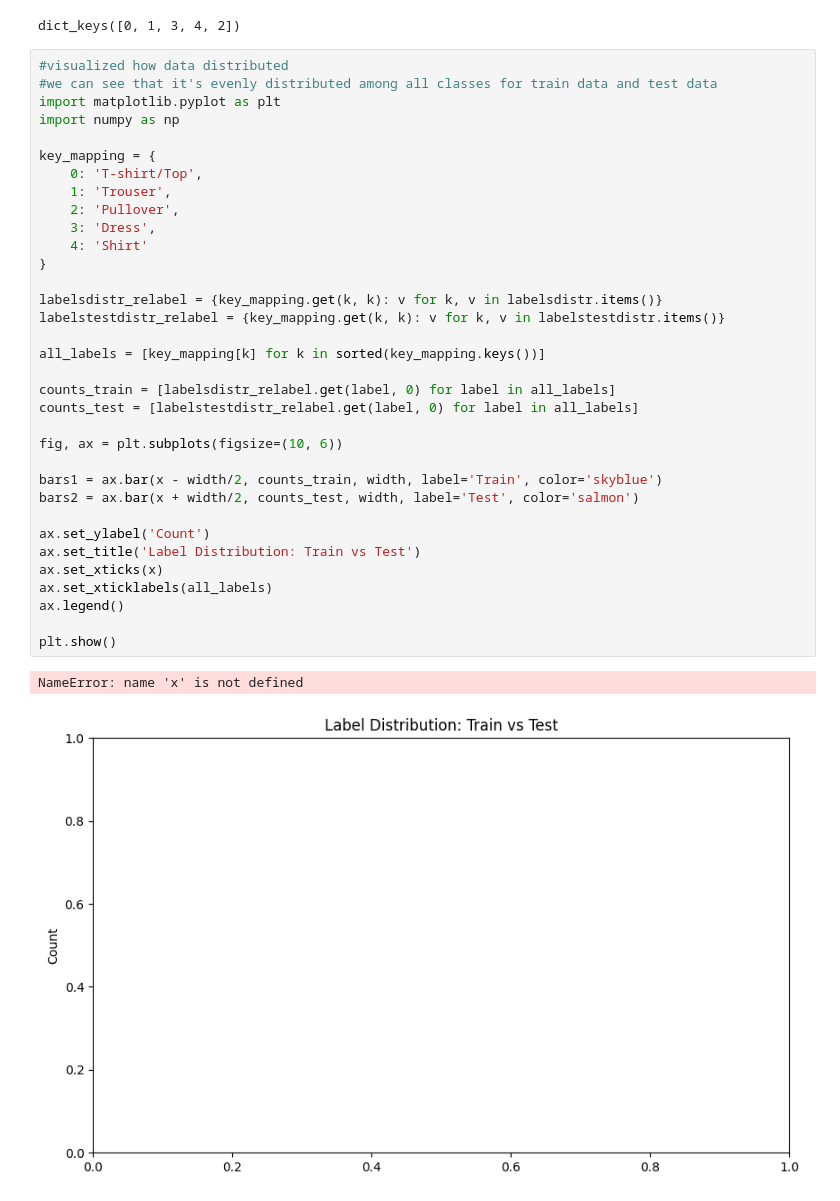
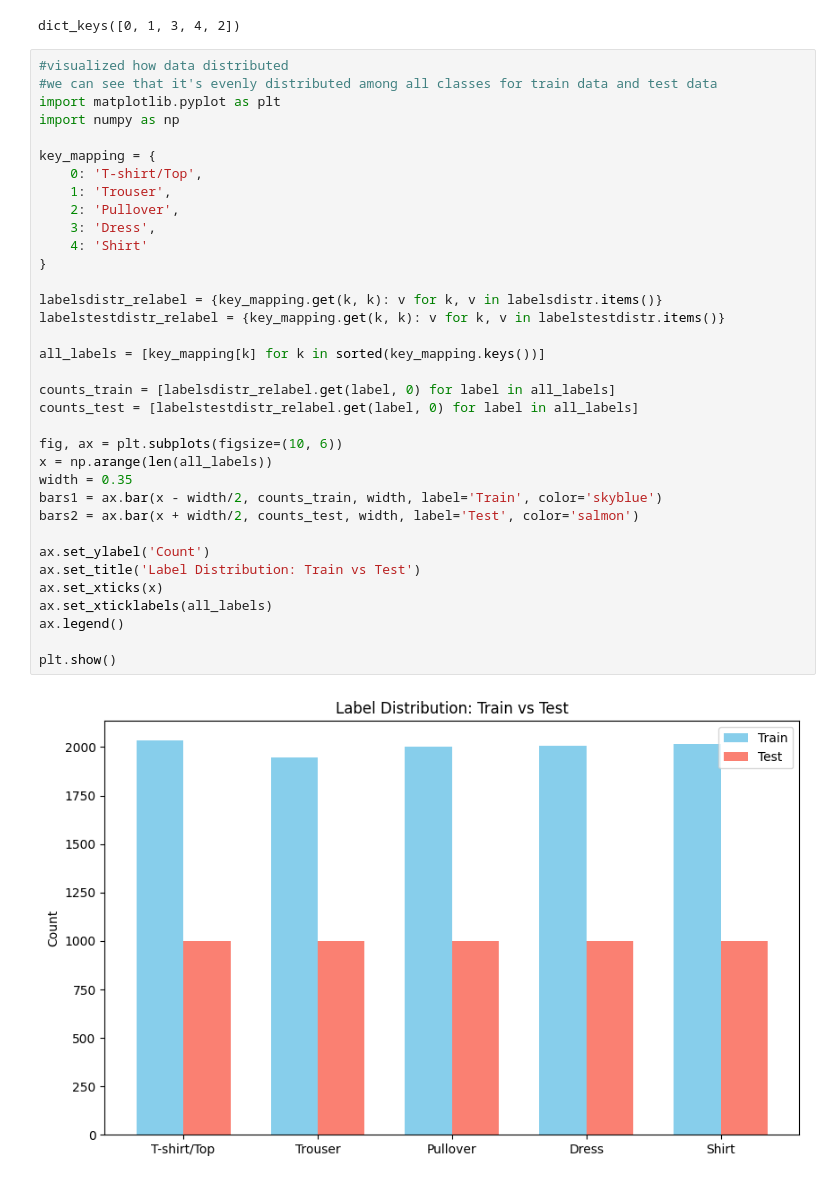
Before and after one commit to versroot/MLproject2024, a Jupyter notebook: 04_classification.ipynb, the cells around one changed output. Cells and saved outputs as stored; diff of their text form.

```diff
--- a/04_classification.ipynb
+++ b/04_classification.ipynb
@@ -20,33 +20,33 @@ import matplotlib.pyplot as plt
 import numpy as np
 
 key_mapping = {
     0: 'T-shirt/Top',
     1: 'Trouser',
     2: 'Pullover',
     3: 'Dress',
     4: 'Shirt'
 }
 
 labelsdistr_relabel = {key_mapping.get(k, k): v for k, v in labelsdistr.items()}
 labelstestdistr_relabel = {key_mapping.get(k, k): v for k, v in labelstestdistr.items()}
 
 all_labels = [key_mapping[k] for k in sorted(key_mapping.keys())]
 
 counts_train = [labelsdistr_relabel.get(label, 0) for label in all_labels]
 counts_test = [labelstestdistr_relabel.get(label, 0) for label in all_labels]
 
 fig, ax = plt.subplots(figsize=(10, 6))
-
+x = np.arange(len(all_labels))
+width = 0.35
 bars1 = ax.bar(x - width/2, counts_train, width, label='Train', color='skyblue')
 bars2 = ax.bar(x + width/2, counts_test, width, label='Test', color='salmon')
 
 ax.set_ylabel('Count')
 ax.set_title('Label Distribution: Train vs Test')
 ax.set_xticks(x)
 ax.set_xticklabels(all_labels)
 ax.legend()
 
 plt.show()
 # %% [output]
-NameError: name 'x' is not defined
-[figure, old version]
+[figure, new version]
```
Also changed, not shown: parts of 1 cell of this notebook, 1 other file.
